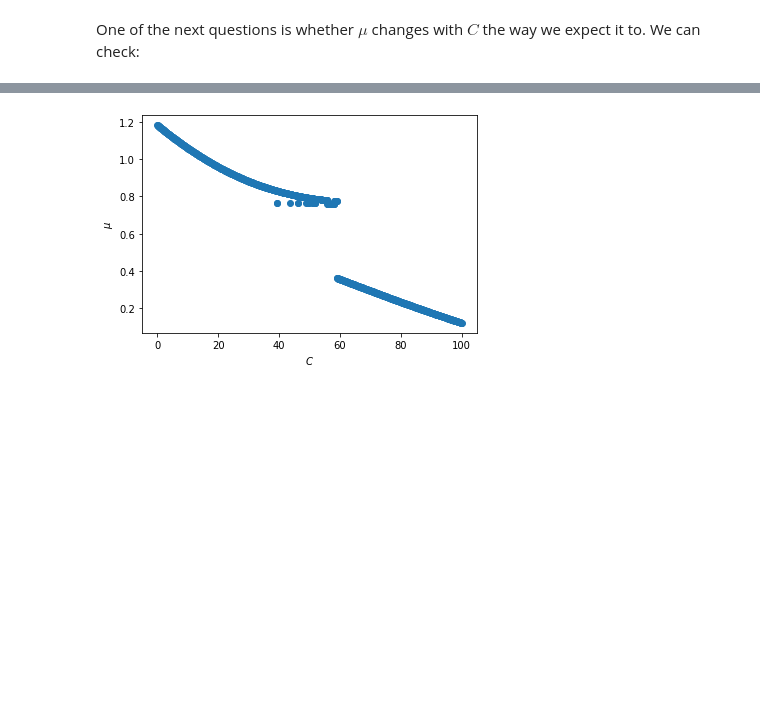
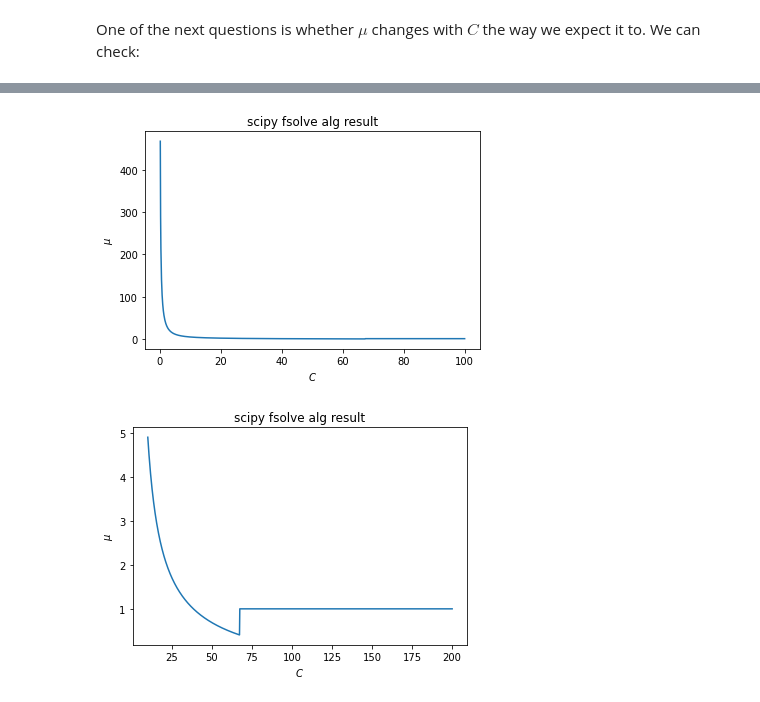
Before and after one commit to weiliubc/strategic_influencer_of_naive_agents, a Jupyter notebook: infinite_message_model/infinite_message_model.ipynb, the cells around one changed output, grey strips where cells are left out. Cells and saved outputs as stored; diff of their text form; code cells hidden in the pictures; blank space fills up the shorter version.

```diff
--- a/infinite_message_model/infinite_message_model.ipynb
+++ b/infinite_message_model/infinite_message_model.ipynb
@@ -279,11 +239,24 @@ plt.show()
 # %%
 results = []
-for C_ in np.linspace(0.000001, 100, 1000):
+for C_ in np.linspace(0.1, 100, 1000):
     results.append(scipy.optimize.fsolve(lambda mu: objective_function(mu, A, C_, x_0, delta, use_vec = True, suppress_print = True), 1))
 
-plt.scatter(np.linspace(0.000001, 100, 1000), results)
+plt.plot(np.linspace(0.1, 100, 1000), results)
 plt.xlabel("$C$")
 plt.ylabel("$\mu$")
+plt.title("scipy fsolve alg result")
 plt.show()
 # %% [output]
-[figure, old version]
+[figure, new version]
+# %%
+results = []
+for C_ in np.linspace(10, 200, 1000):
+    results.append(scipy.optimize.fsolve(lambda mu: objective_function(mu, A, C_, x_0, delta, use_vec = True, suppress_print = True), 1))
+
+plt.plot(np.linspace(10, 200, 1000), results)
+plt.xlabel("$C$")
+plt.ylabel("$\mu$")
+plt.title("scipy fsolve alg result")
+plt.show()
+# %% [output]
+[figure, added]
```
Also changed, not shown: parts of 33 cells of this notebook.
